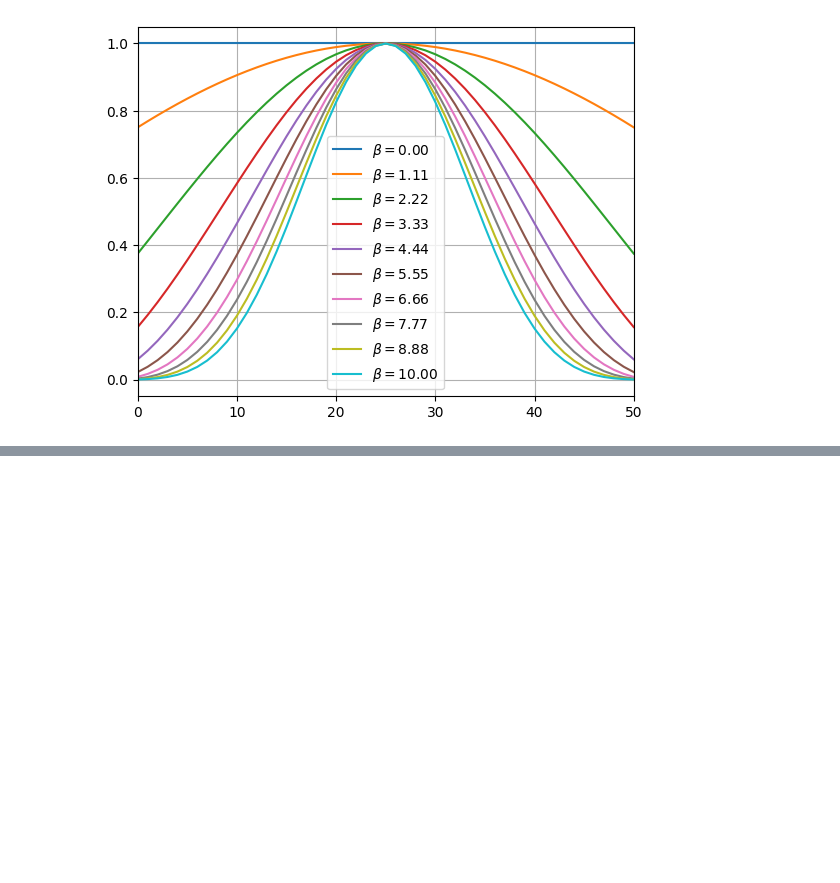
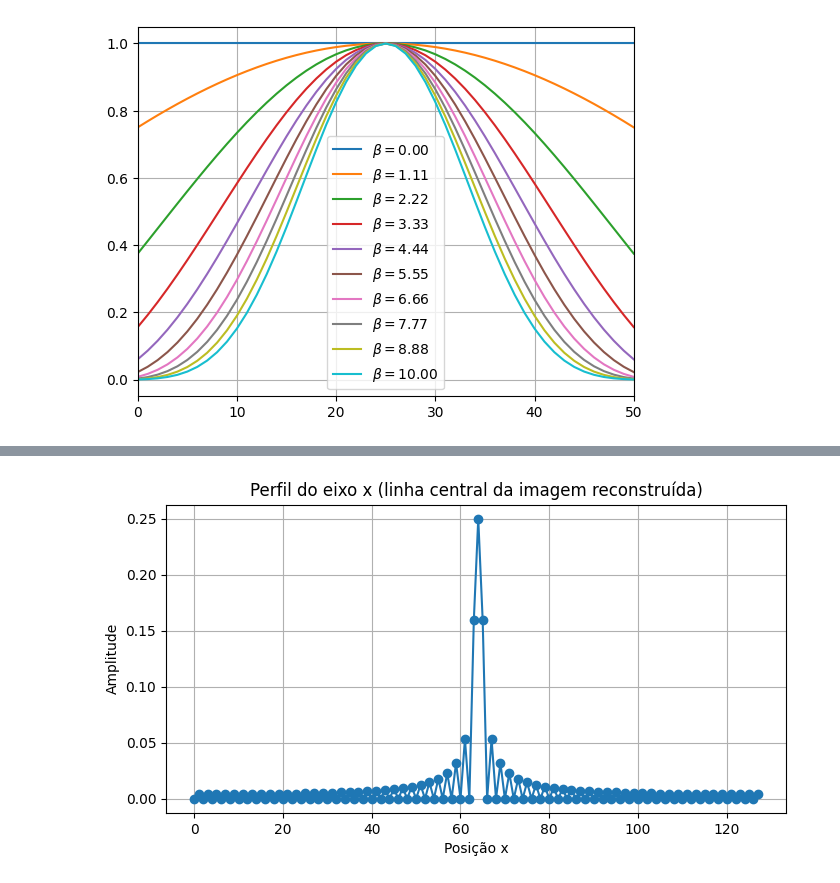
Before and after one commit to gabrielluizep/et-291, a Jupyter notebook: assignment-02/smoothing-window.ipynb, the cells around one changed output, grey strips where cells are left out. Saved outputs shown, nothing was run; the diff lists cells and outputs as text; code cells hidden in the pictures; blank space fills up the shorter version.

```diff
--- a/assignment-02/smoothing-window.ipynb
+++ b/assignment-02/smoothing-window.ipynb
@@ -219,0 +221,11 @@ plt.show()
+# %%
+plt.figure(figsize=(8,4))
+center_y = result_image.shape[0] // 2
+plt.plot(result_image[center_y, :], marker='o')
+plt.title('Perfil do eixo x (linha central da imagem reconstruída)')
+plt.xlabel('Posição x')
+plt.ylabel('Amplitude')
+plt.grid(True)
+plt.show()
+# %% [output]
+[figure, added]
```
Also changed, not shown: parts of 5 cells of this notebook.
